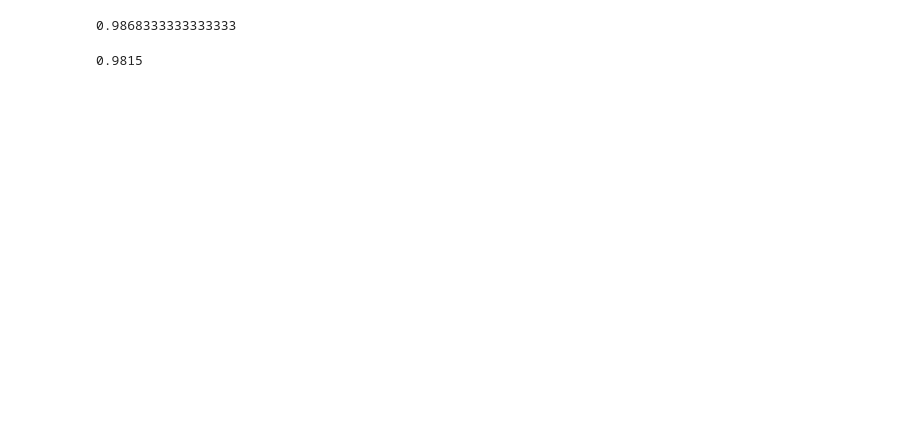
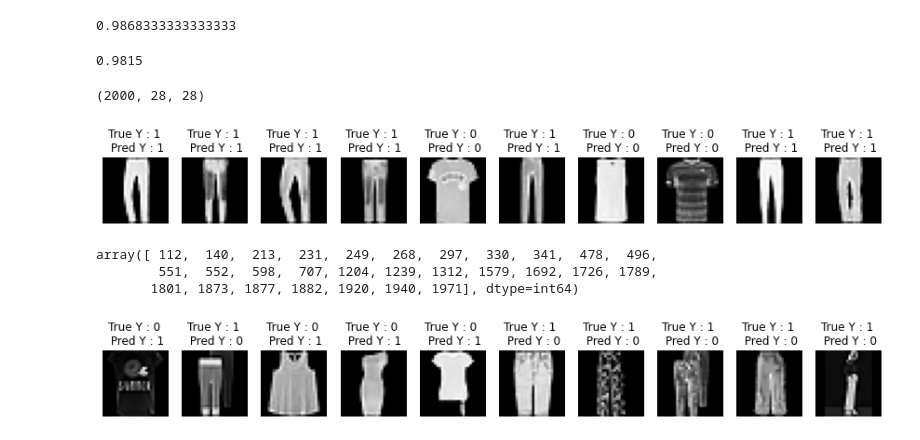
Before and after one commit to abhiram17-1289/neural-network-from-scratch, a Jupyter notebook: companion.ipynb, the cells around one changed output. Cells and saved outputs as stored; diff of their text form; code cells hidden in the pictures; blank space fills up the shorter version.

Commit message:
Commit after visualization of correct and wrong preds. Keeping further progress on hold for now.

```diff
--- a/companion.ipynb
+++ b/companion.ipynb
@@ -164,3 +164,46 @@ test_accuracy = np.mean(predictions_test == y_test)
 test_accuracy
 # %% [output]
 0.9815
+# %%
+#Visualize a few images along with their predicted class and true class
+X_test_intermediate = X_test.T
+X_test_images = X_test_intermediate.reshape(2000,28,28, 1)
+X_test_images = np.squeeze(X_test_images)
+X_test_images.shape
+# %% [output]
+(2000, 28, 28)
+# %%
+num_images = 10
+fig, axes = plt.subplots(1, num_images, figsize = (15,15))
+
+for i in range(num_images):
+    ax  = axes[i]
+    ax.imshow(X_test_images[i], cmap = "gray")
+    ax.set_title(f"True Y : {y_test[0, i]} \n Pred Y : {predictions_test[0, i]}")
+    ax.axis("off")
+
+plt.show()
+# %% [output]
+[figure, added]
+# %%
+#Let us look at some of the incorrect examples
+incorrect_indices = np.where(predictions_test[0] != y_test[0])[0]
+incorrect_indices
+# %% [output]
+array([ 112,  140,  213,  231,  249,  268,  297,  330,  341,  478,  496,
+        551,  552,  598,  707, 1204, 1239, 1312, 1579, 1692, 1726, 1789,
+       1801, 1873, 1877, 1882, 1920, 1940, 1971], dtype=int64)
+# %%
+num_images = 10
+fig, axes = plt.subplots(1, num_images, figsize = (15,15))
+
+for i in range(num_images):
+    idx = incorrect_indices[i]
+    ax = axes[i]
+    ax.imshow(X_test_images[idx], cmap = "gray")
+    ax.set_title(f"True Y : {y_test[0, idx]} \n Pred Y : {predictions_test[0, idx]}")
+    ax.axis("off")
+
+plt.show()
+# %% [output]
+[figure, added]
```
Also changed, not shown: parts of 4 cells of this notebook.
